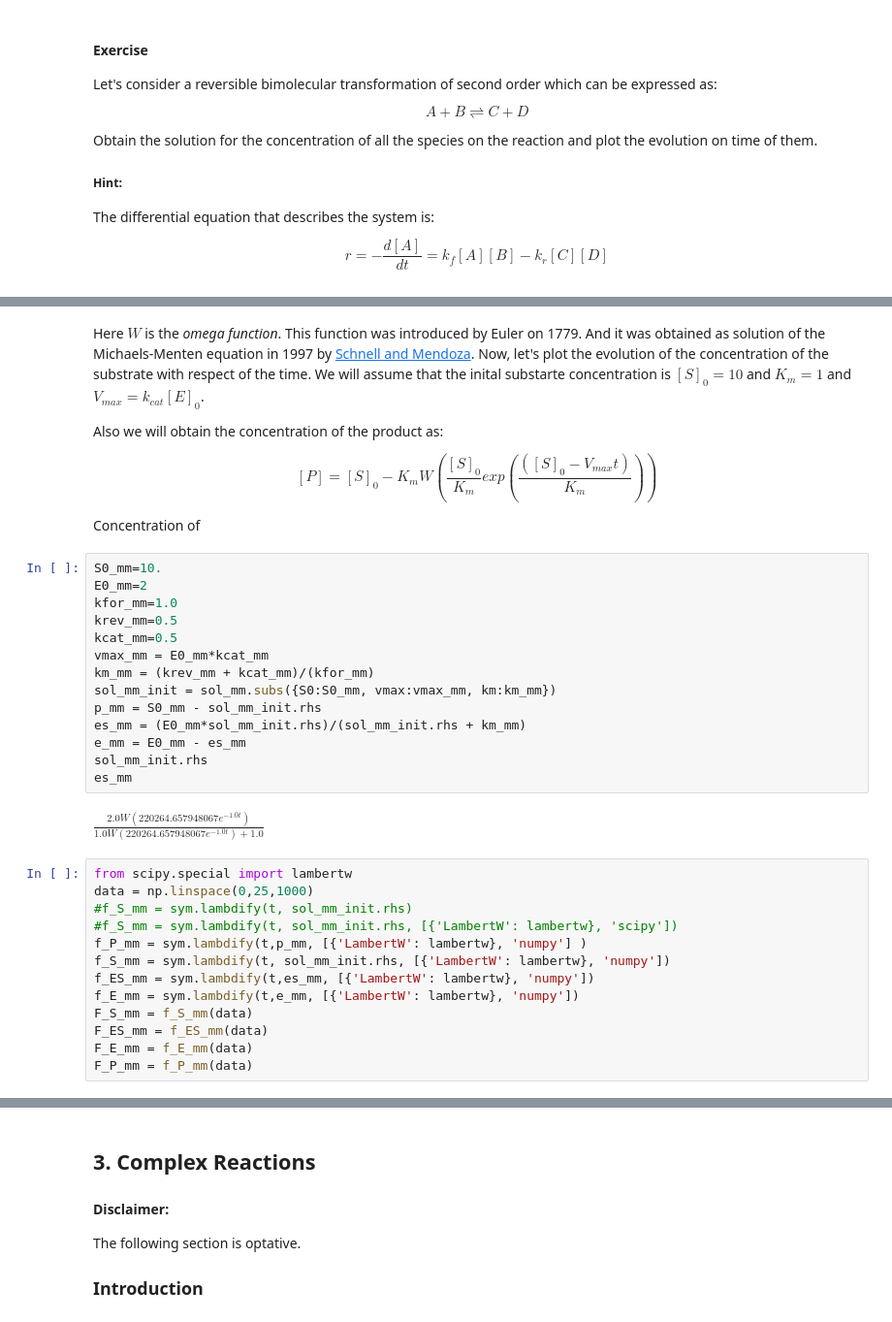
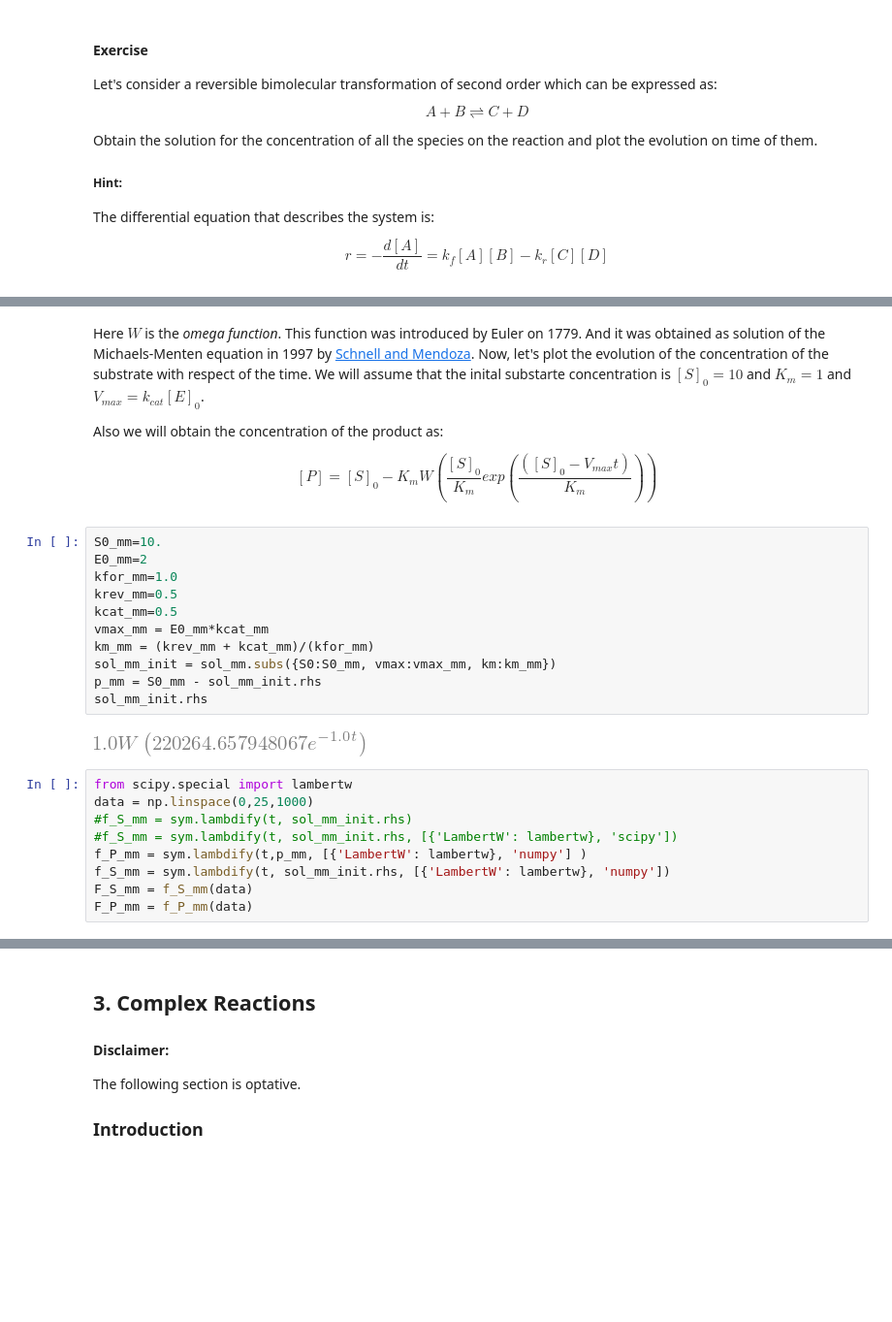
Before and after one commit to LIVazquezS/PythonCourseUNIBAS, a Jupyter notebook: Chemical Kinetics.ipynb, the cells around one changed output, grey strips where cells are left out. Shown: that part at 97% size. Cells and saved outputs as stored; diff of their text form; blank space fills up the shorter version.

```diff
--- a/Chemical Kinetics.ipynb
+++ b/Chemical Kinetics.ipynb
@@ -393,24 +391,19 @@ Now, let's plot the evolution of the concentration of the substrate with respect
 Also we will obtain the concentration of the product as:
 
 $$[P] = [S]_{0}-K_{m}W\left(\frac{[S]_{0}}{K_{m}}exp\left( \frac{([S]_{0}-V_{max}t)}{K_{m}}\right)\right) $$
-
-Concentration of
 # %%
 S0_mm=10.
 E0_mm=2
 kfor_mm=1.0
 krev_mm=0.5
 kcat_mm=0.5
 vmax_mm = E0_mm*kcat_mm
 km_mm = (krev_mm + kcat_mm)/(kfor_mm)
 sol_mm_init = sol_mm.subs({S0:S0_mm, vmax:vmax_mm, km:km_mm})
 p_mm = S0_mm - sol_mm_init.rhs
-es_mm = (E0_mm*sol_mm_init.rhs)/(sol_mm_init.rhs + km_mm)
-e_mm = E0_mm - es_mm
 sol_mm_init.rhs
-es_mm
 # %% [output]
-$\displaystyle \frac{2.0 W\left(220264.657948067 e^{- 1.0 t}\right)}{1.0 W\left(220264.657948067 e^{- 1.0 t}\right) + 1.0}$
+[figure, added]
 # %%
 from scipy.special import lambertw
 data = np.linspace(0,25,1000)
@@ -418,11 +411,7 @@ data = np.linspace(0,25,1000)
 #f_S_mm = sym.lambdify(t, sol_mm_init.rhs, [{'LambertW': lambertw}, 'scipy'])
 f_P_mm = sym.lambdify(t,p_mm, [{'LambertW': lambertw}, 'numpy'] )
 f_S_mm = sym.lambdify(t, sol_mm_init.rhs, [{'LambertW': lambertw}, 'numpy'])
-f_ES_mm = sym.lambdify(t,es_mm, [{'LambertW': lambertw}, 'numpy'])
-f_E_mm = sym.lambdify(t,e_mm, [{'LambertW': lambertw}, 'numpy'])
 F_S_mm = f_S_mm(data)
-F_ES_mm = f_ES_mm(data)
-F_E_mm = f_E_mm(data)
 F_P_mm = f_P_mm(data)
 # %%
 fig1 = plt.figure()
```
Also changed, not shown: parts of 9 cells of this notebook.
